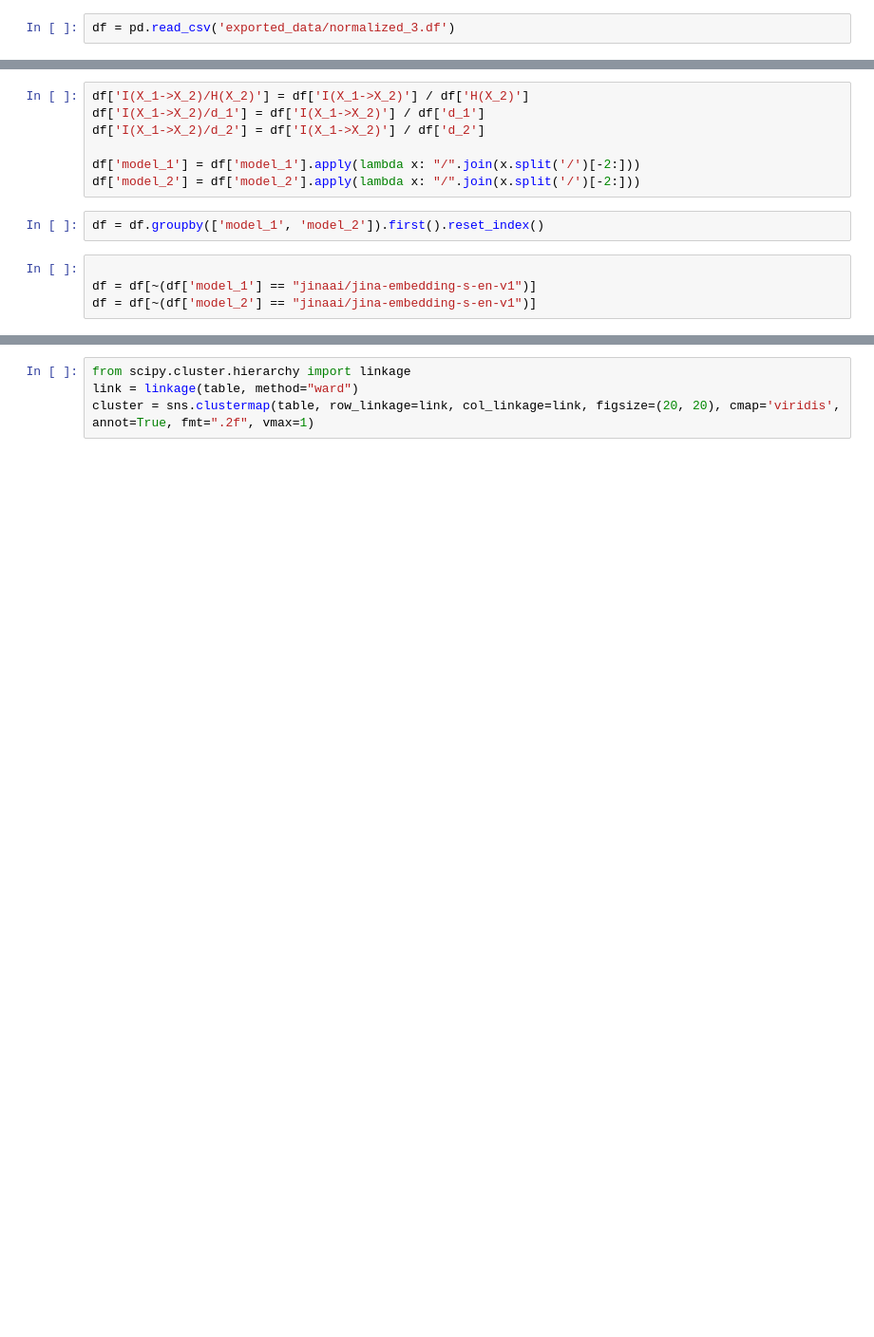
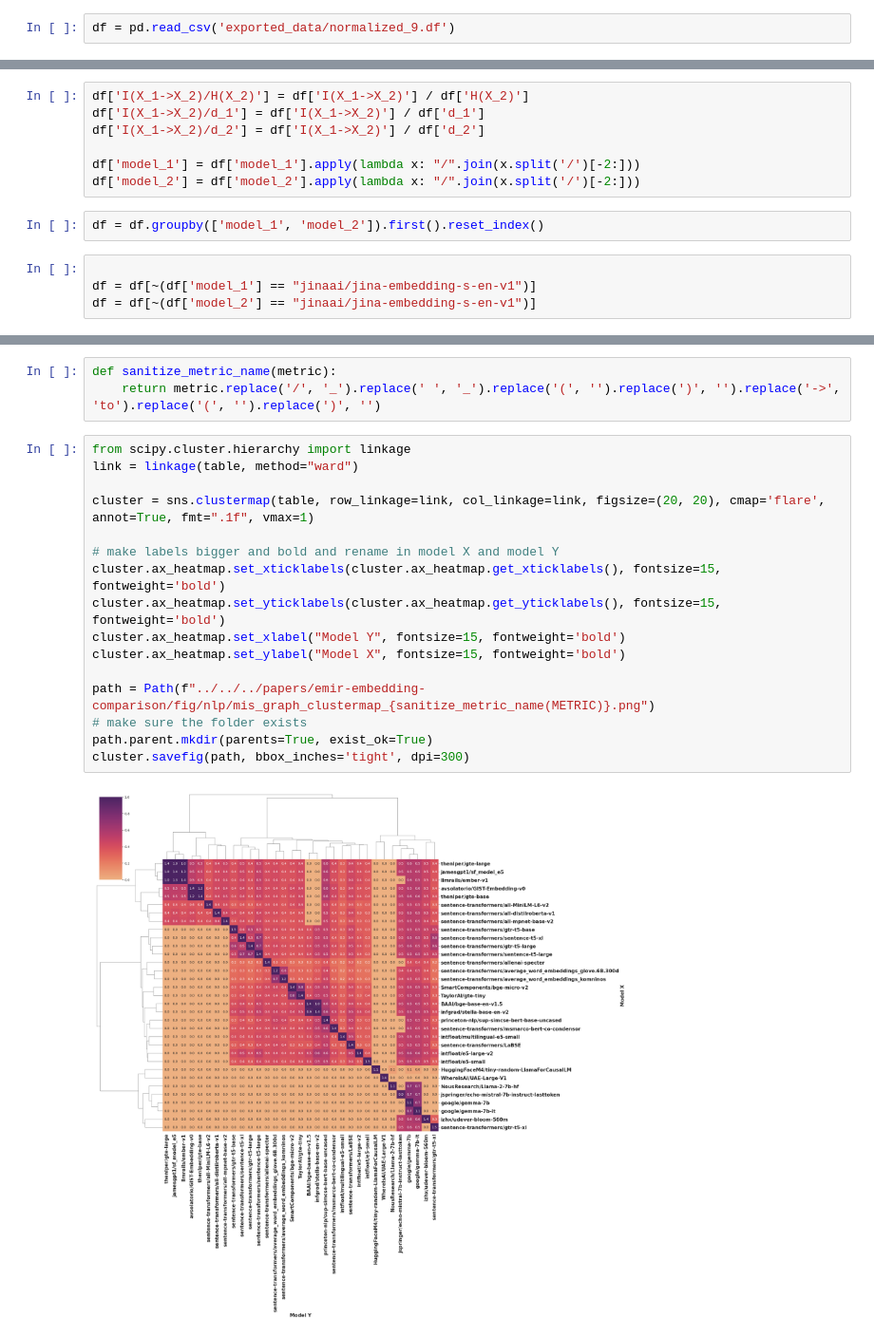
Before and after one commit to ills-montreal/emir, a Jupyter notebook: nlp_embeddings/analysis/Cross MIS from metadata.ipynb, the cells around one changed output, grey strips where cells are left out. Shown at 95% size. Drawn from its saved outputs; the diff is of its cells as text; blank space fills up the shorter version.

```diff
--- a/nlp_embeddings/analysis/Cross MIS from metadata.ipynb
+++ b/nlp_embeddings/analysis/Cross MIS from metadata.ipynb
@@ -7,3 +8,3 @@ import seaborn as sns
 import networkx as nx
 # %%
-df = pd.read_csv('exported_data/normalized_3.df')
+df = pd.read_csv('exported_data/normalized_9.df')
@@ -91,7 +96,24 @@ sns.clustermap(table, cmap='viridis', annot=True, fmt=".2f", figsize=(20, 20), v
+# %%
+def sanitize_metric_name(metric):
+    return metric.replace('/', '_').replace(' ', '_').replace('(', '').replace(')', '').replace('->', 'to').replace('(', '').replace(')', '')
 # %%
 from scipy.cluster.hierarchy import linkage
 link = linkage(table, method="ward")
-cluster = sns.clustermap(table, row_linkage=link, col_linkage=link, figsize=(20, 20), cmap='viridis', annot=True, fmt=".2f", vmax=1)
+
+cluster = sns.clustermap(table, row_linkage=link, col_linkage=link, figsize=(20, 20), cmap='flare', annot=True, fmt=".1f", vmax=1)
+
+# make labels bigger and bold and rename in model X and model Y
+cluster.ax_heatmap.set_xticklabels(cluster.ax_heatmap.get_xticklabels(), fontsize=15, fontweight='bold')
+cluster.ax_heatmap.set_yticklabels(cluster.ax_heatmap.get_yticklabels(), fontsize=15, fontweight='bold')
+cluster.ax_heatmap.set_xlabel("Model Y", fontsize=15, fontweight='bold')
+cluster.ax_heatmap.set_ylabel("Model X", fontsize=15, fontweight='bold')
+
+path = Path(f"../../../papers/emir-embedding-comparison/fig/nlp/mis_graph_clustermap_{sanitize_metric_name(METRIC)}.png")
+# make sure the folder exists
+path.parent.mkdir(parents=True, exist_ok=True)
+cluster.savefig(path, bbox_inches='tight', dpi=300)
+# %% [output]
+[figure, added]
 # %%
 ,# Community detection
 
```
Also changed, not shown: parts of 30 cells of this notebook, 30 other files.
